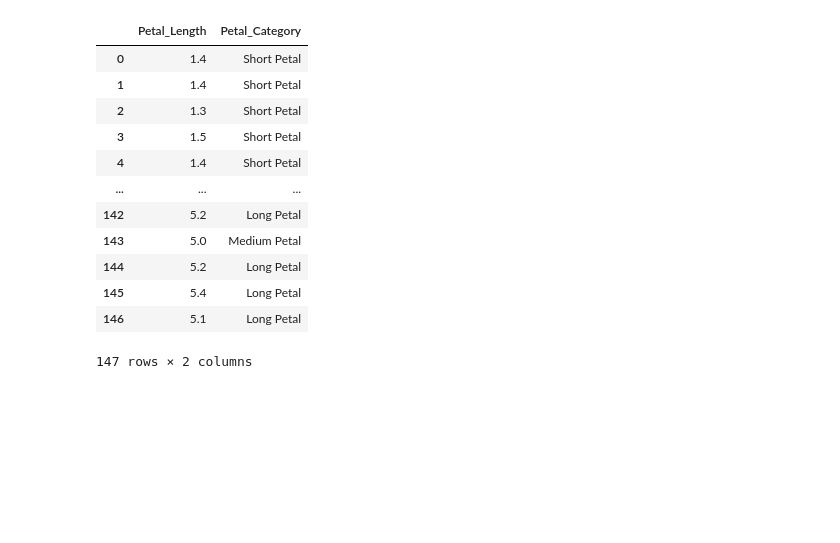
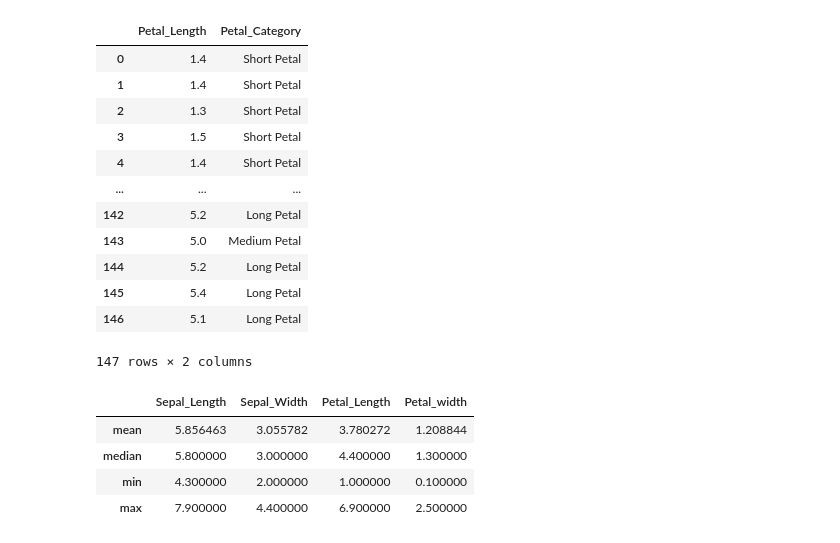
Before and after one commit to MashfikaJahan/iris_dataset_group3, a Jupyter notebook: iris_notebook.ipynb, the cells around one changed output. Saved outputs shown, nothing was run; the diff lists cells and outputs as text; code cells hidden in the pictures; blank space fills up the shorter version.

```diff
--- a/iris_notebook.ipynb
+++ b/iris_notebook.ipynb
@@ -216,3 +216,13 @@ df[['Petal_Length', 'Petal_Category']]
 | 145 | 5.4 | Long Petal |
 | 146 | 5.1 | Long Petal |
 147 rows × 2 columns
+# %%
+#compute summary statistics
+stats = df[numeric_cols].agg(['mean','median', 'min', 'max'])
+stats
+# %% [output]
+|  | Sepal_Length | Sepal_Width | Petal_Length | Petal_width |
+| mean | 5.856463 | 3.055782 | 3.780272 | 1.208844 |
+| median | 5.800000 | 3.000000 | 4.400000 | 1.300000 |
+| min | 4.300000 | 2.000000 | 1.000000 | 0.100000 |
+| max | 7.900000 | 4.400000 | 6.900000 | 2.500000 |
```
Also changed, not shown: parts of 4 cells of this notebook, 3 other files.
